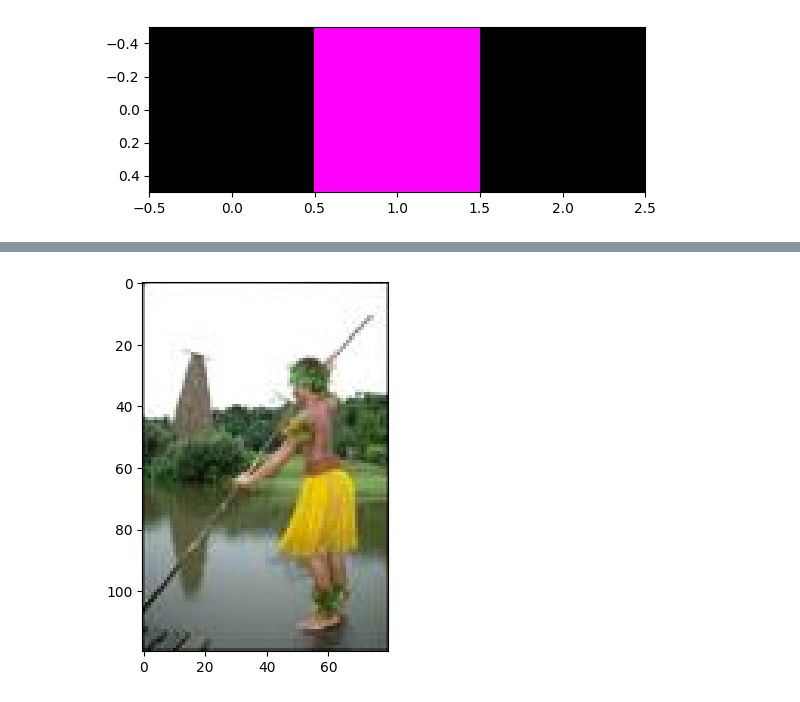
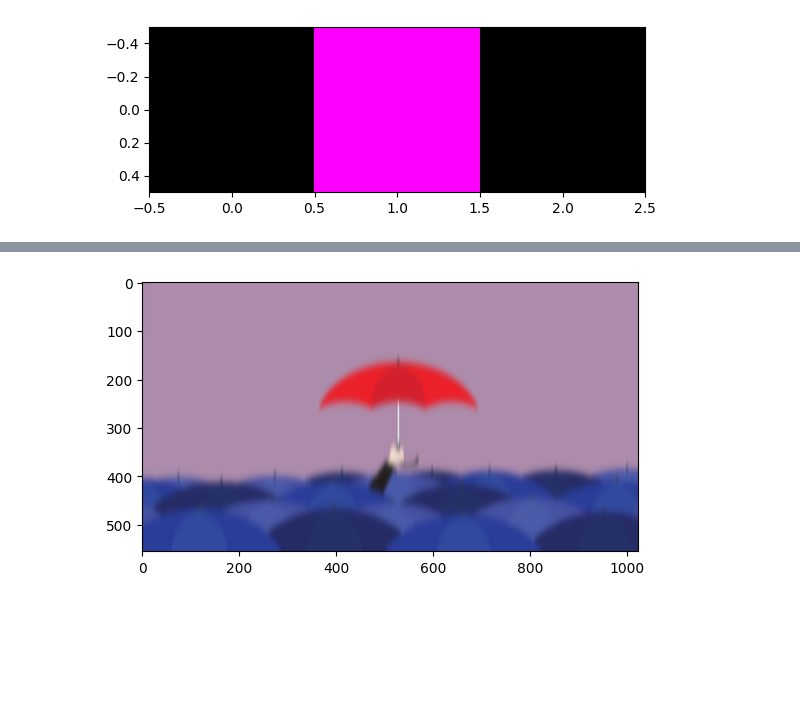
Before and after one commit to marianela-miguel3/Backend-portfolio, a Jupyter notebook: proc_imagenes1.ipynb, the cells around one changed output, grey strips where cells are left out. Cells and saved outputs as stored; diff of their text form; code cells hidden in the pictures; blank space fills up the shorter version.

```diff
--- a/proc_imagenes1.ipynb
+++ b/proc_imagenes1.ipynb
@@ -147,5 +156,6 @@ Saving to: ‘101087.jpg’
 # %%
-img_new= imread('101087.jpg')
+#imagen en formato BGR
+img_new= imread('2133.jpg')
 plt.imshow(img_new)
 plt.show()
 # %% [output]
@@ -187,7 +212,7 @@ plt.imshow(img_canny)
 # %%
-#lo que hace es desenfocar
-img_blur=cv2.GaussianBlur(img_rgb, (1,1),0)
+#ahora probamos en vertical
+img_blur=cv2.GaussianBlur(img_rgb, (1,51),0)
 plt.imshow(img_blur)
 plt.show()
 # %% [output]
-[figure, old version]
+[figure, new version]
```
Also changed, not shown: parts of 14 cells of this notebook.
